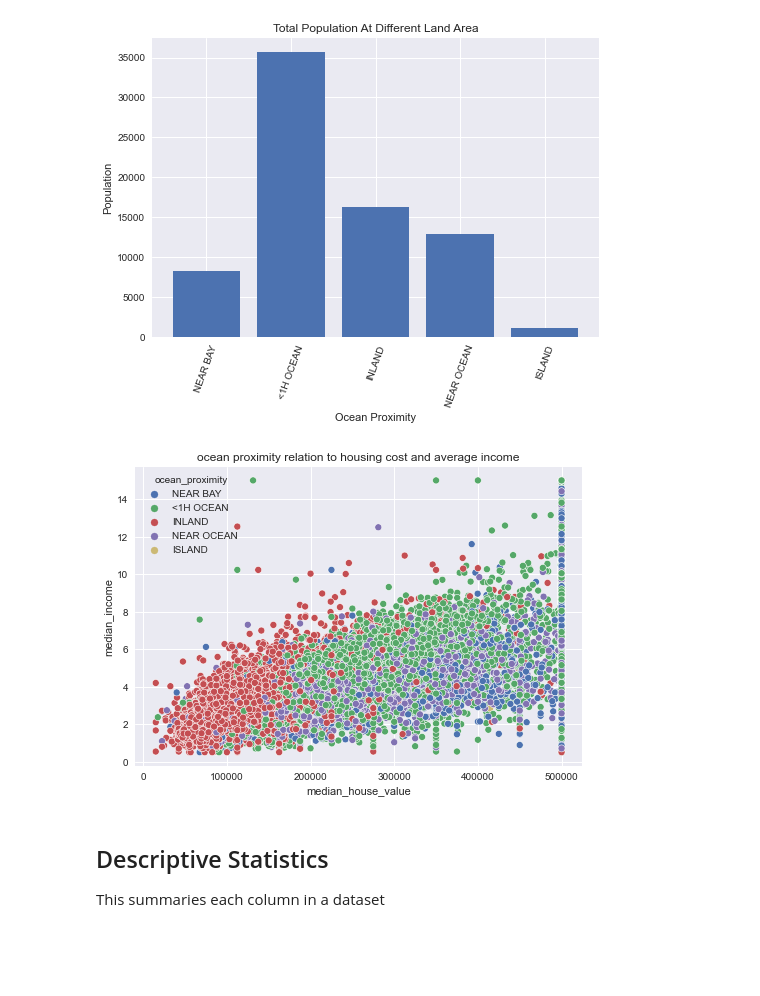
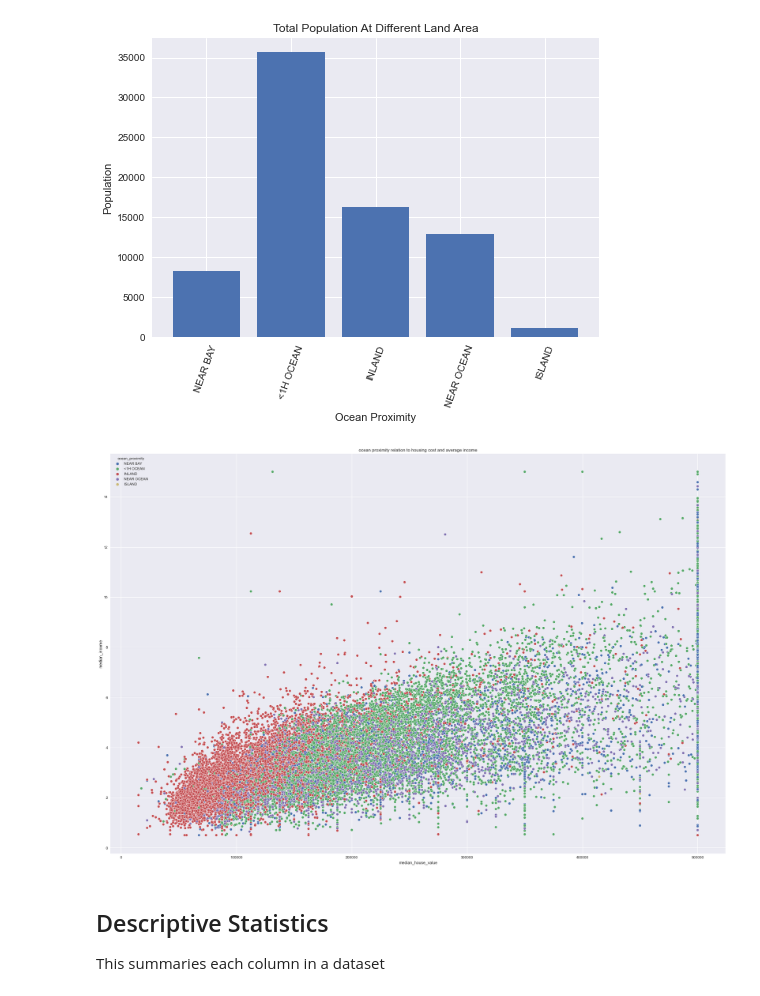
Before and after one commit to EmmanuelAjibokun/Housing-Price-Prediction, a Jupyter notebook: Housing Price with Data Visualization.ipynb, the cells around one changed output. Cells and saved outputs as stored; diff of their text form; code cells hidden in the pictures; blank space fills up the shorter version.

Commit message:
increasing plots size

```diff
--- a/Housing Price with Data Visualization.ipynb
+++ b/Housing Price with Data Visualization.ipynb
@@ -111,13 +111,14 @@ plt.show()
 [figure]
 # %%
 # ocean proximity relation to housing cost
+plt.figure(figsize=(30,20))
 plt.title("ocean proximity relation to housing cost and average income")
 
 sns.scatterplot(data=housing, x='median_house_value', y='median_income', hue='ocean_proximity')
 
 plt.show()
 # %% [output]
-[figure, old version]
+[figure, new version]
 # %% [markdown]
 ## Descriptive Statistics
 This summaries each column in a dataset
```
Also changed, not shown: parts of 21 cells of this notebook.
